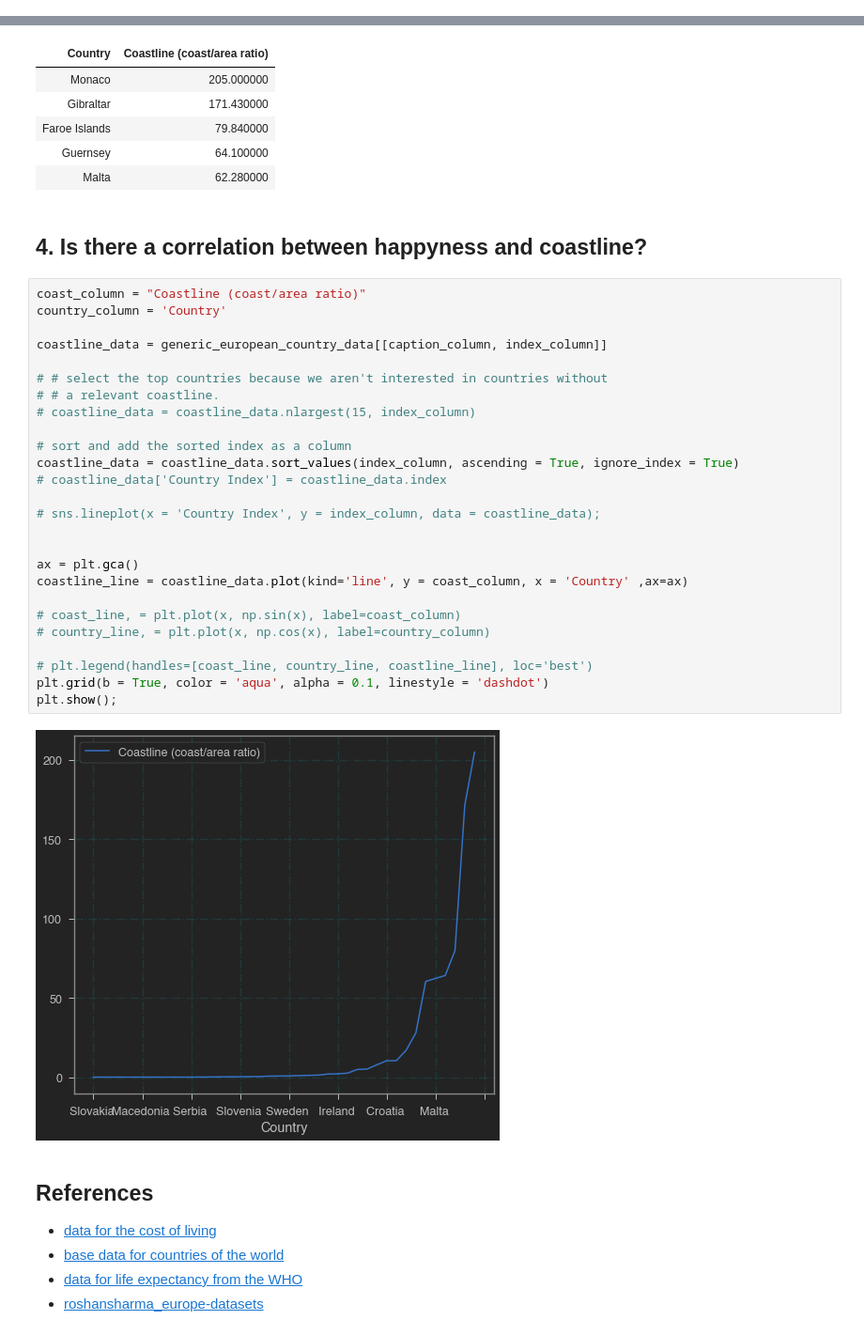
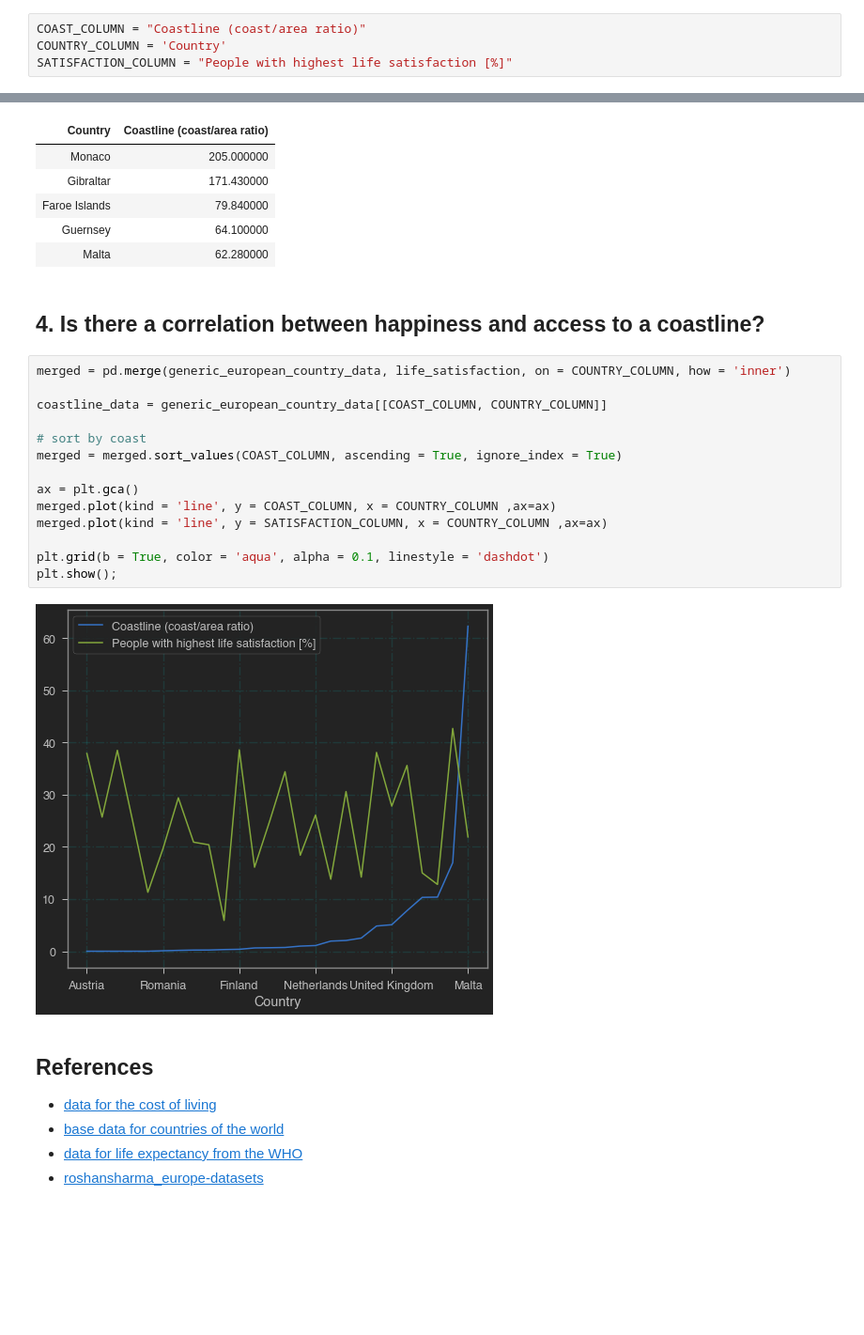
Before and after one commit to s-gerber/python_bootcamp_team13, a Jupyter notebook: deliver/team13_capstone_project.ipynb, the cells around one changed output, grey strips where cells are left out. Shown: that part at 94% size. Drawn from its saved outputs; the diff is of its cells as text; blank space fills up the shorter version.

Commit message:
finish question 4 (correlation between coastline & happiness) Co-authored-by: Alexander Adam (alexanderadam)

```diff
--- a/deliver/team13_capstone_project.ipynb
+++ b/deliver/team13_capstone_project.ipynb
@@ -57,0 +55,4 @@ We retrieve all the required data for the analysis.
+# %%
+COAST_COLUMN = "Coastline (coast/area ratio)"
+COUNTRY_COLUMN = 'Country'
+SATISFACTION_COLUMN = "People with highest life satisfaction [%]"
@@ -144,35 +152,23 @@ display(coastline_data.sort_values(index_column, ascending = False).style.hide_i
 | Guernsey | 64.100000 |
 | Malta | 62.280000 |
 # %% [markdown]
-## 4. Is there a correlation between happyness and coastline?
+## 4. Is there a correlation between happiness and access to a coastline?
-# %%
-coast_column = "Coastline (coast/area ratio)"
-country_column = 'Country'
-
-coastline_data = generic_european_country_data[[caption_column, index_column]]
-
-# # select the top countries because we aren't interested in countries without
-# # a relevant coastline.
-# coastline_data = coastline_data.nlargest(15, index_column)
-
-# sort and add the sorted index as a column
-coastline_data = coastline_data.sort_values(index_column, ascending = True, ignore_index = True)
-# coastline_data['Country Index'] = coastline_data.index
-
-# sns.lineplot(x = 'Country Index', y = index_column, data = coastline_data);
-
-
-ax = plt.gca()
-coastline_line = coastline_data.plot(kind='line', y = coast_column, x = 'Country' ,ax=ax)
-
-# coast_line, = plt.plot(x, np.sin(x), label=coast_column)
-# country_line, = plt.plot(x, np.cos(x), label=country_column)
-
-# plt.legend(handles=[coast_line, country_line, coastline_line], loc='best')
-plt.grid(b = True, color = 'aqua', alpha = 0.1, linestyle = 'dashdot')
-plt.show();
-# %% [output]
-[figure, removed]
+# %%
+merged = pd.merge(generic_european_country_data, life_satisfaction, on = COUNTRY_COLUMN, how = 'inner')
+
+coastline_data = generic_european_country_data[[COAST_COLUMN, COUNTRY_COLUMN]]
+
+# sort by coast
+merged = merged.sort_values(COAST_COLUMN, ascending = True, ignore_index = True)
+
+ax = plt.gca()
+merged.plot(kind = 'line', y = COAST_COLUMN, x = COUNTRY_COLUMN ,ax=ax)
+merged.plot(kind = 'line', y = SATISFACTION_COLUMN, x = COUNTRY_COLUMN ,ax=ax)
+
+plt.grid(b = True, color = 'aqua', alpha = 0.1, linestyle = 'dashdot')
+plt.show();
+# %% [output]
+[figure, added]
 # %% [markdown]
 ## References
 
```
Also changed, not shown: parts of 4 cells of this notebook, 13 other files.
